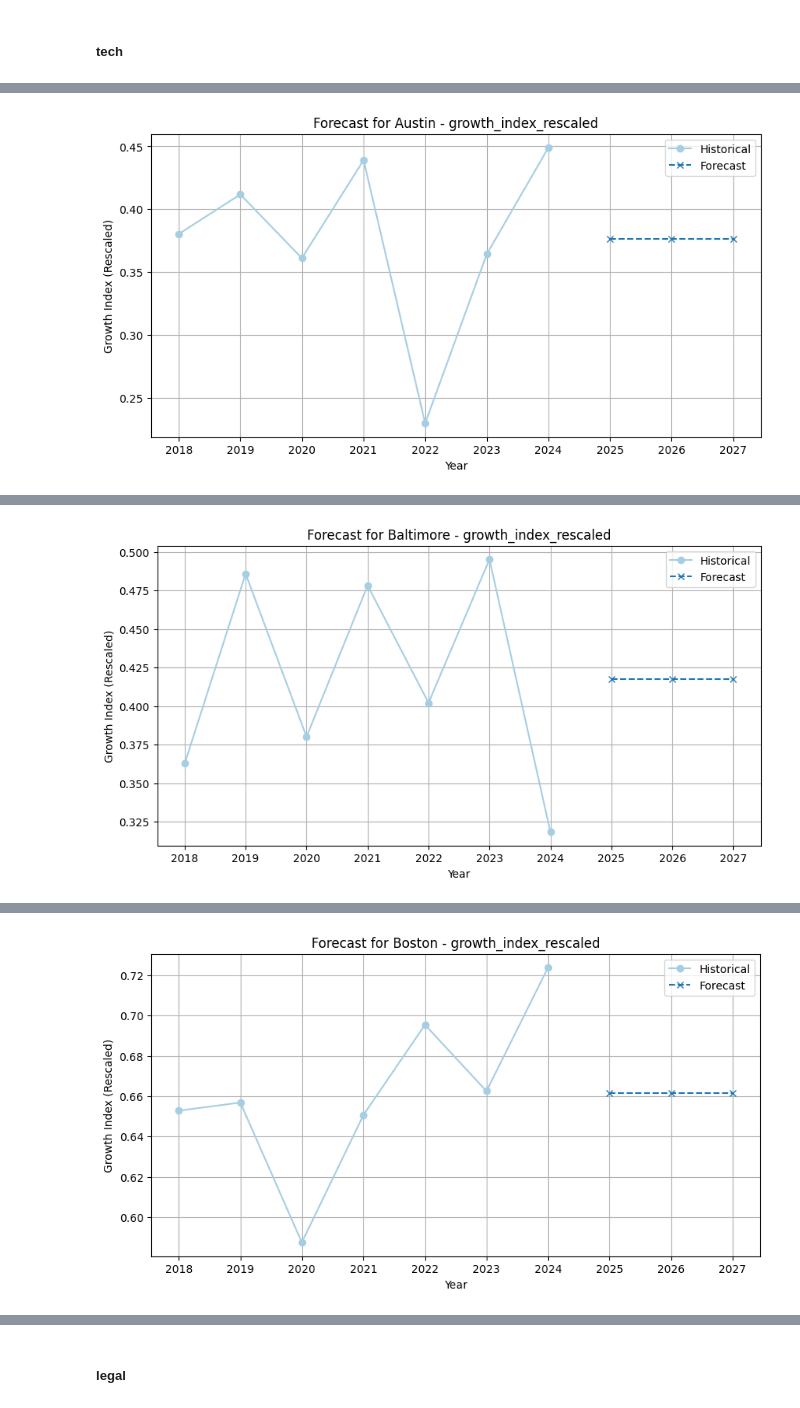
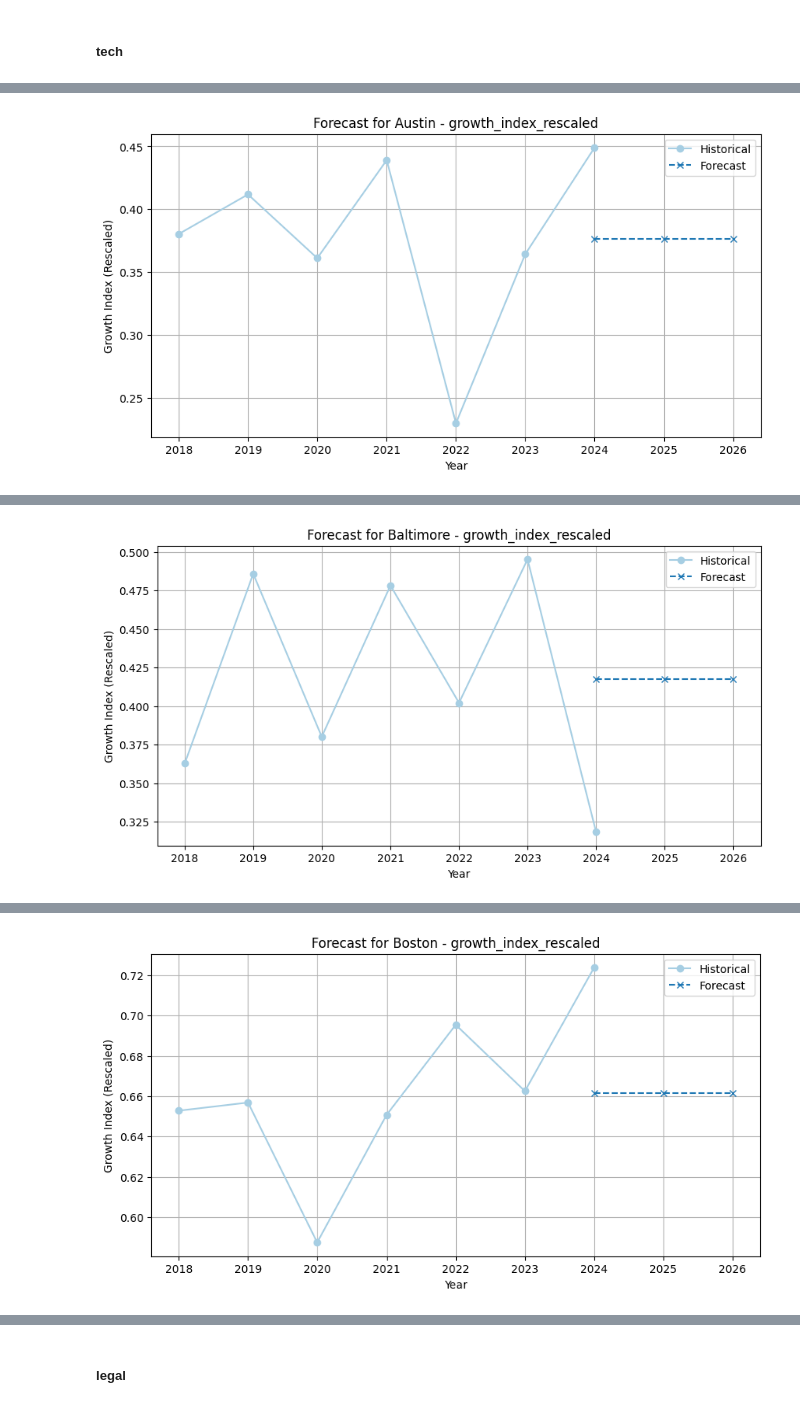
Before and after one commit to nks8566/DataFest-2025, a Jupyter notebook: secondary.ipynb, the cells around one changed output, grey strips where cells are left out. Saved outputs shown, nothing was run; the diff lists cells and outputs as text; code cells hidden in the pictures.

Commit message:
fixed forecasting

```diff
--- a/secondary.ipynb
+++ b/secondary.ipynb
@@ -211,13 +211,13 @@ df_srsly_final.head(5)
 # %%
 
 df = df_srsly_final.copy()
-df_norm['normalized_go_proportion'] = df.groupby('internal_industry')['go_proportion'].transform(lambda x: (x - x.mean()) / x.std())
-df_norm['normalized_percent_change_leases'] = df.groupby('internal_industry')['quarter_percent_change_lease'].transform(lambda x: (x - x.mean()) / x.std())
-df_norm['normalized_remote_work'] = df.groupby('internal_industry')['worked_at_home_rate'].transform(lambda x: (x - x.mean()) / x.std())
+df_srsly_final['normalized_go_proportion'] = df.groupby('internal_industry')['go_proportion'].transform(lambda x: (x - x.mean()) / x.std())
+df_srsly_final['normalized_percent_change_leases'] = df.groupby('internal_industry')['quarter_percent_change_lease'].transform(lambda x: (x - x.mean()) / x.std())
+df_srsly_final['normalized_remote_work'] = df.groupby('internal_industry')['worked_at_home_rate'].transform(lambda x: (x - x.mean()) / x.std())
 
-df_tech = df_norm[df_norm['internal_industry'] == 'Technology, Advertising, Media, and Information'].copy()
-df_legal = df_norm[df_norm['internal_industry'] == 'Legal Services'].copy()
-df_finance = df_norm[df_norm['internal_industry'] == 'Financial Services and Insurance'].copy()
+df_tech = df_srsly_final[df_srsly_final['internal_industry'] == 'Technology, Advertising, Media, and Information'].copy()
+df_legal = df_srsly_final[df_srsly_final['internal_industry'] == 'Legal Services'].copy()
+df_finance = df_srsly_final[df_srsly_final['internal_industry'] == 'Financial Services and Insurance'].copy()
 
 w1, w2, w3 = 0.5, 0.3, 0.2
 
@@ -1047,7 +1095,19 @@ else:
             forecast = model_fit.forecast(steps=4)
 
             # Generate future dates for the forecast (Quarterly start dates)
-            future_dates = pd.date_range(start=ts.index[-1] + pd.offsets.QuarterBegin(), periods=4, freq='QS')
+            # Align the start of forecast to the *next quarter* after the last actual date
+            last_date = ts.index[-2]
+
+            # If already on a quarter start, just add one quarter
+            if last_date.is_quarter_start:
+                start_date = last_date + pd.offsets.QuarterBegin()
+            else:
+                # Otherwise get to the next quarter start
+                start_date = pd.Timestamp(last_date) + pd.offsets.QuarterBegin(startingMonth=last_date.month)
+
+            # Generate forecast dates
+            future_dates = pd.date_range(start=start_date, periods=4, freq='QS')
+
 
             # Create a DataFrame for the forecast results
             forecast_df = pd.DataFrame({
@@ -1270,7 +1330,7 @@ for market, group_df in df.groupby('market'):
 
         # Forecast next n years
         forecast = model_fit.forecast(steps=forecast_years)
-        future_dates = pd.date_range(start=ts.index[-1] + pd.offsets.YearBegin(),
+        future_dates = pd.date_range(start=ts.index[-2] + pd.offsets.YearBegin(),
                                      periods=forecast_years, freq='AS')
 
         # Store forecast
@@ -1340,7 +1400,7 @@ Covariance Type:                     opg
 
 Warnings:
 [1] Covariance matrix calculated using the outer product of gradients (complex-step).
-[figure, old version]
+[figure, new version]
 🔍 Processing: Market = Baltimore
                                  SARIMAX Results
 =================================================================================
@@ -1351,14 +1411,14 @@ Time:                           23:09:06   BIC                            -14.68
 Sample:                       01-01-2018   HQIC                           -15.914
                             - 01-01-2024
 Covariance Type:                     opg
 ==============================================================================
                  coef    std err          z      P>|z|      [0.025      0.975]
 ... (8 lines left out)
 ===================================================================================
 
 Warnings:
 [1] Covariance matrix calculated using the outer product of gradients (complex-step).
-[figure, old version]
+[figure, new version]
 🔍 Processing: Market = Boston
                                  SARIMAX Results
 =================================================================================
@@ -1376,7 +1436,7 @@ Covariance Type:                     opg
 
 Warnings:
 [1] Covariance matrix calculated using the outer product of gradients (complex-step).
-[figure, old version]
+[figure, new version]
 🔍 Processing: Market = Charlotte
                                  SARIMAX Results
 =================================================================================
```
Also changed, not shown: parts of 3 cells of this notebook, 4 other files.
